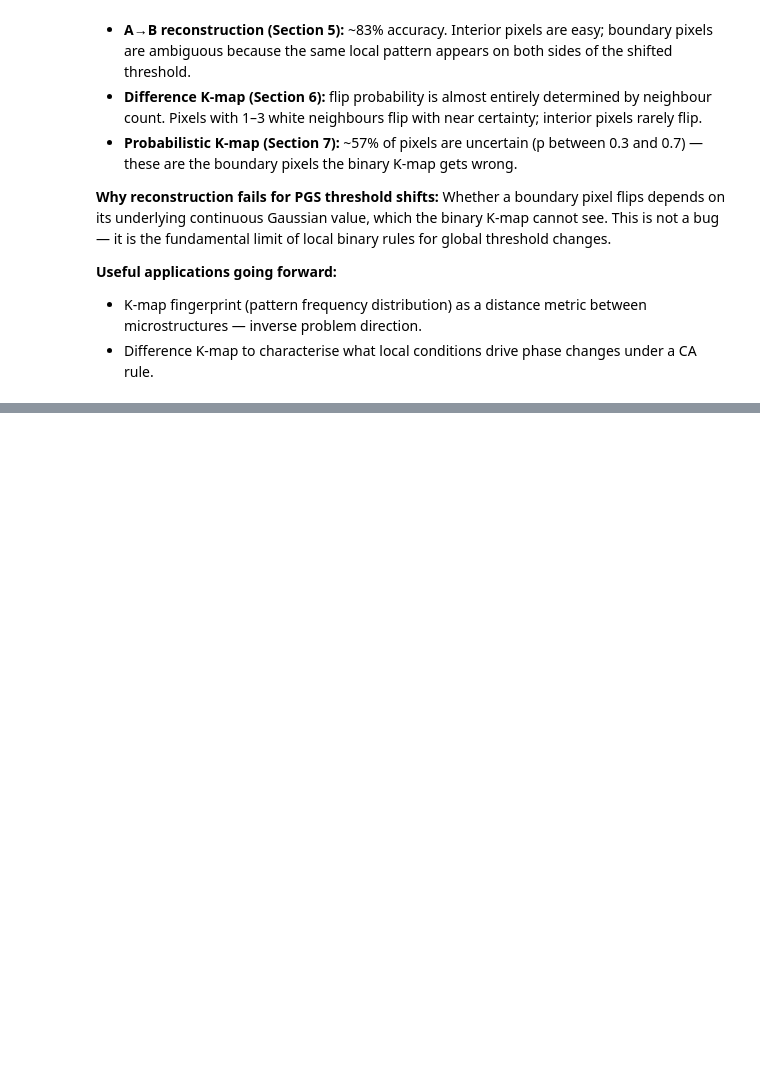
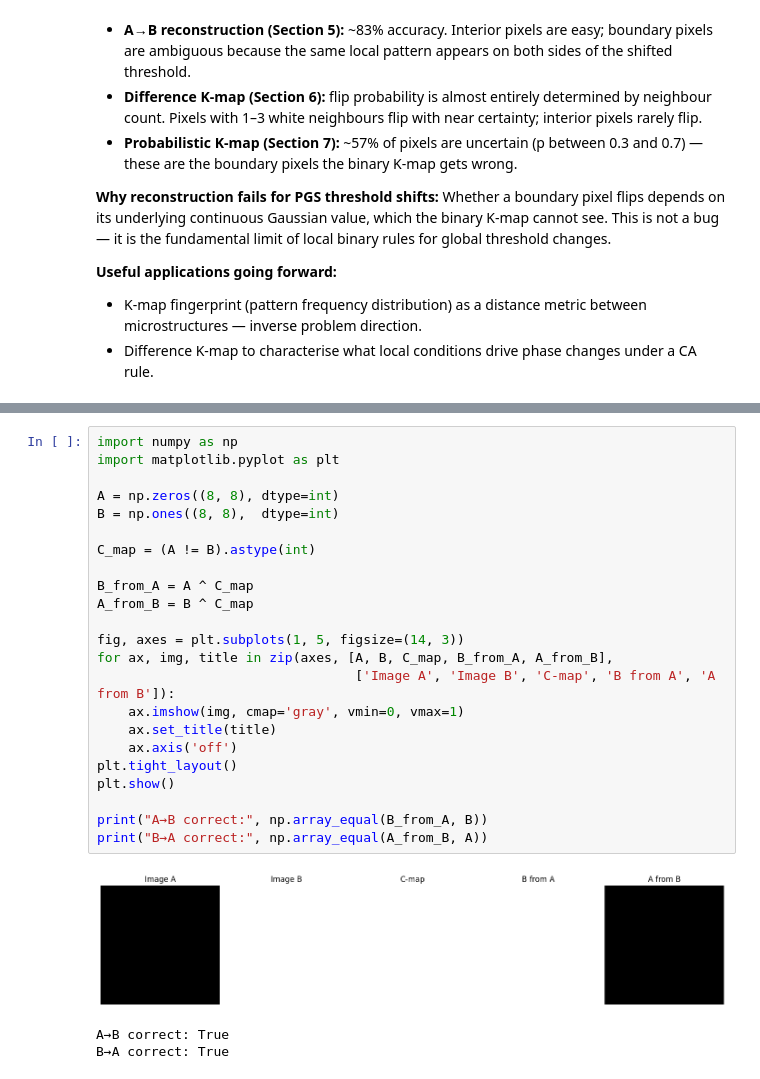
Before and after one commit to ioanb16/Growing-virtual-materials-cellular-automata-meets-geostatistics, a Jupyter notebook: k-map-practice.ipynb, the cells around one changed output, grey strips where cells are left out. Cells and saved outputs as stored; diff of their text form; blank space fills up the shorter version.

```diff
--- a/k-map-practice.ipynb
+++ b/k-map-practice.ipynb
@@ -272,0 +396,27 @@ Whether a boundary pixel flips depends on its underlying continuous Gaussian val
+# %%
+import numpy as np
+import matplotlib.pyplot as plt
+
+A = np.zeros((8, 8), dtype=int)
+B = np.ones((8, 8),  dtype=int)
+
+C_map = (A != B).astype(int)
+
+B_from_A = A ^ C_map
+A_from_B = B ^ C_map
+
+fig, axes = plt.subplots(1, 5, figsize=(14, 3))
+for ax, img, title in zip(axes, [A, B, C_map, B_from_A, A_from_B],
+                                 ['Image A', 'Image B', 'C-map', 'B from A', 'A from B']):
+    ax.imshow(img, cmap='gray', vmin=0, vmax=1)
+    ax.set_title(title)
+    ax.axis('off')
+plt.tight_layout()
+plt.show()
+
+print("A→B correct:", np.array_equal(B_from_A, B))
+print("B→A correct:", np.array_equal(A_from_B, A))
+# %% [output]
+[figure, added]
+A→B correct: True
+B→A correct: True
```
Also changed, not shown: parts of 12 cells of this notebook.
